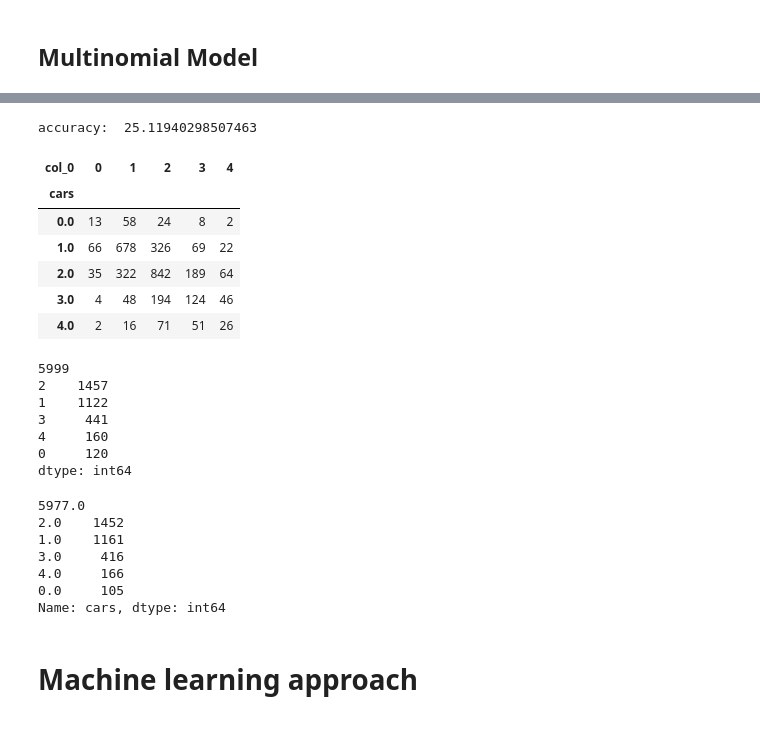
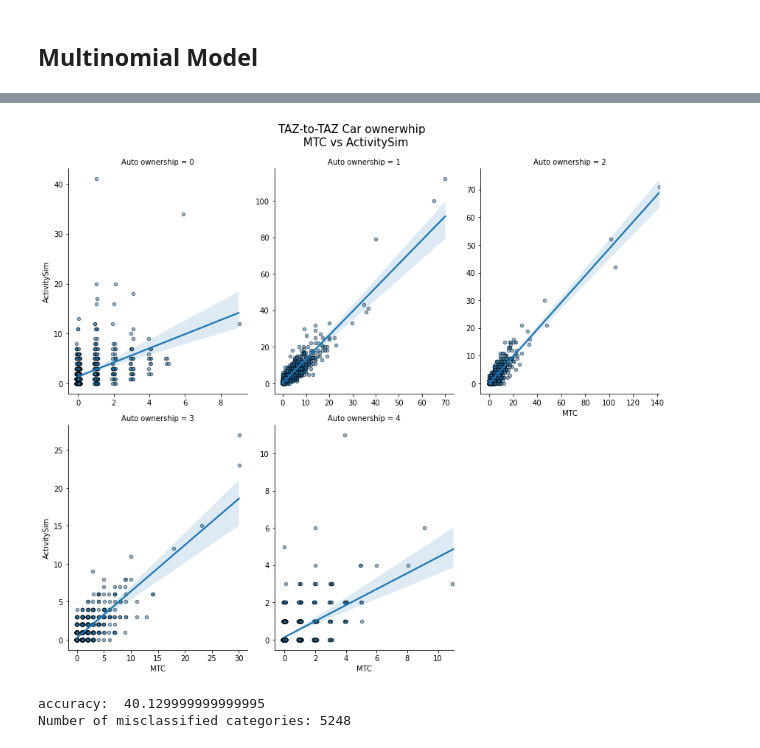
Before and after one commit to annitodd/activitysim, a Jupyter notebook: austin_mp/car_ownweship_reestimation.ipynb, the cells around one changed output, grey strips where cells are left out. Cells and saved outputs as stored; diff of their text form; code cells hidden in the pictures.

```diff
--- a/austin_mp/car_ownweship_reestimation.ipynb
+++ b/austin_mp/car_ownweship_reestimation.ipynb
@@ -35,3 +35,0 @@ def simulation(probs):
-# %%
-hh_merge = hh.merge(acc, how = 'inner', left_on = 'TAZ', right_index = True).\
-              merge(lu, how = 'inner', left_on = 'TAZ', right_index = True)
@@ -139,0 +178,23 @@ retail_+1w_nm            -0.2650      0.080     -3.311      0.001      -0.422
+# %%
+# Read csv file
+coeff = pd.read_csv('configs/auto_ownership.csv')
+coeff = coeff.fillna(0)[['cars0', 'cars1', 'cars2', 'cars3', 'cars4']]
+
+var_names = ['num_drivers_2', 'num_drivers_3', 'num_drivers_4+', 'num_children_16_to_17',
+             'num_college_age', 'num_young_adults', 'children_0_4', 'children_5_17',
+             'num_workes_3', 'income_30', 'income_75', 'income_125', 'density_10_0w',
+             'density_+10_0w','density_10_+1w', 'density_+10_+1w','constant',
+             'retail_0w_auto','retail_+1w_auto', 'retail_0w_transit','retail_+1w_transit',
+             'retail_0w_nm', 'retail_+1w_nm', 'auto_saving_work']
+
+coeff.index = var_names
+# %%
+%%time
+hh_merge = add_simulation_vars(hh, acc, lu)
+utils = (coeff.T @ hh_merge[var_names].T).T.astype(float)
+utils_exp = utils.apply(np.exp)
+probs = utils_exp.div(utils_exp.sum(axis = 1), axis = 0)
+choices = simulation(probs)
+hh_merge['auto_ownership'] = choices
+car_ownership_validation(hh_merge)
+# %% [output]
@@ -140,42 +203,11 @@ retail_+1w_nm            -0.2650      0.080     -3.311      0.001      -0.422
+[figure, added]
 # %%
-probs = result.predict(X_test)
-choices = simulation(probs)
-
 #Cross tab
-cross_tab = pd.crosstab( y_test, choices).round(decimals=3)
-accuracy = np.sum(np.diagonal(np.array(cross_tab)))/y_train.shape[0]
+cross_tab = pd.crosstab(hh_merge.VEHICL_1, hh_merge.auto_ownership)
+accuracy = np.sum(np.diagonal(np.array(cross_tab)))/10000
+score = np.abs((hh_merge.VEHICL_1.value_counts() -  hh_merge.auto_ownership.value_counts())).sum()
 print('accuracy: ',accuracy*100)
-cross_tab
+print('Number of misclassified categories:', score)
 # %% [output]
-accuracy:  25.11940298507463
+accuracy:  40.129999999999995
+Number of misclassified categories: 5248
-| col_0 | 0 | 1 | 2 | 3 | 4 |
-| cars |  |  |  |  |  |
-| 0.0 | 13 | 58 | 24 | 8 | 2 |
-| 1.0 | 66 | 678 | 326 | 69 | 22 |
-| 2.0 | 35 | 322 | 842 | 189 | 64 |
-| 3.0 | 4 | 48 | 194 | 124 | 46 |
-| 4.0 | 2 | 16 | 71 | 51 | 26 |
-# %%
-print (choices.sum())
-print (choices.value_counts())
-# %% [output]
-5999
-2    1457
-1    1122
-3     441
-4     160
-0     120
-dtype: int64
-# %%
-print (y_test.sum())
-print (y_test.value_counts())
-# %% [output]
-5977.0
-2.0    1452
-1.0    1161
-3.0     416
-4.0     166
-0.0     105
-Name: cars, dtype: int64
-# %% [markdown]
-# Machine learning approach
```
Also changed, not shown: parts of 36 cells of this notebook.
